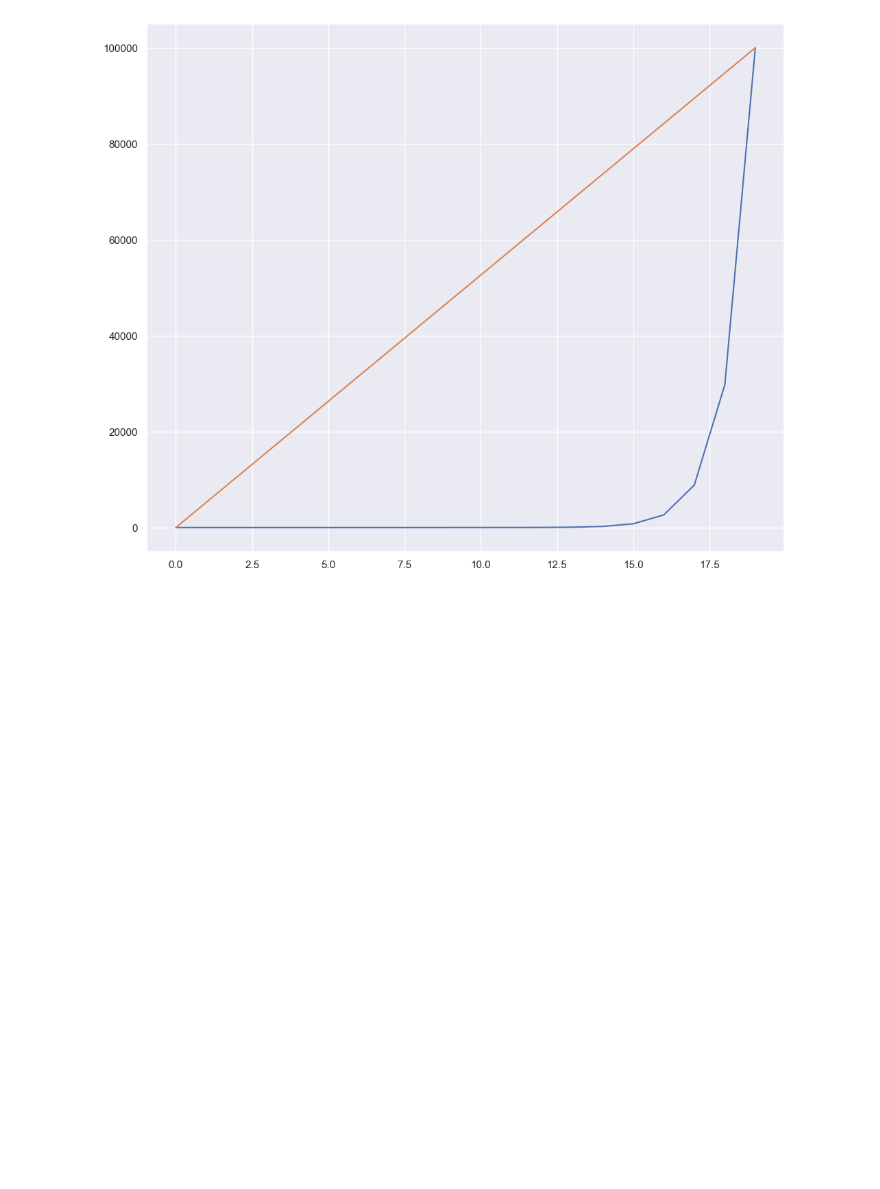
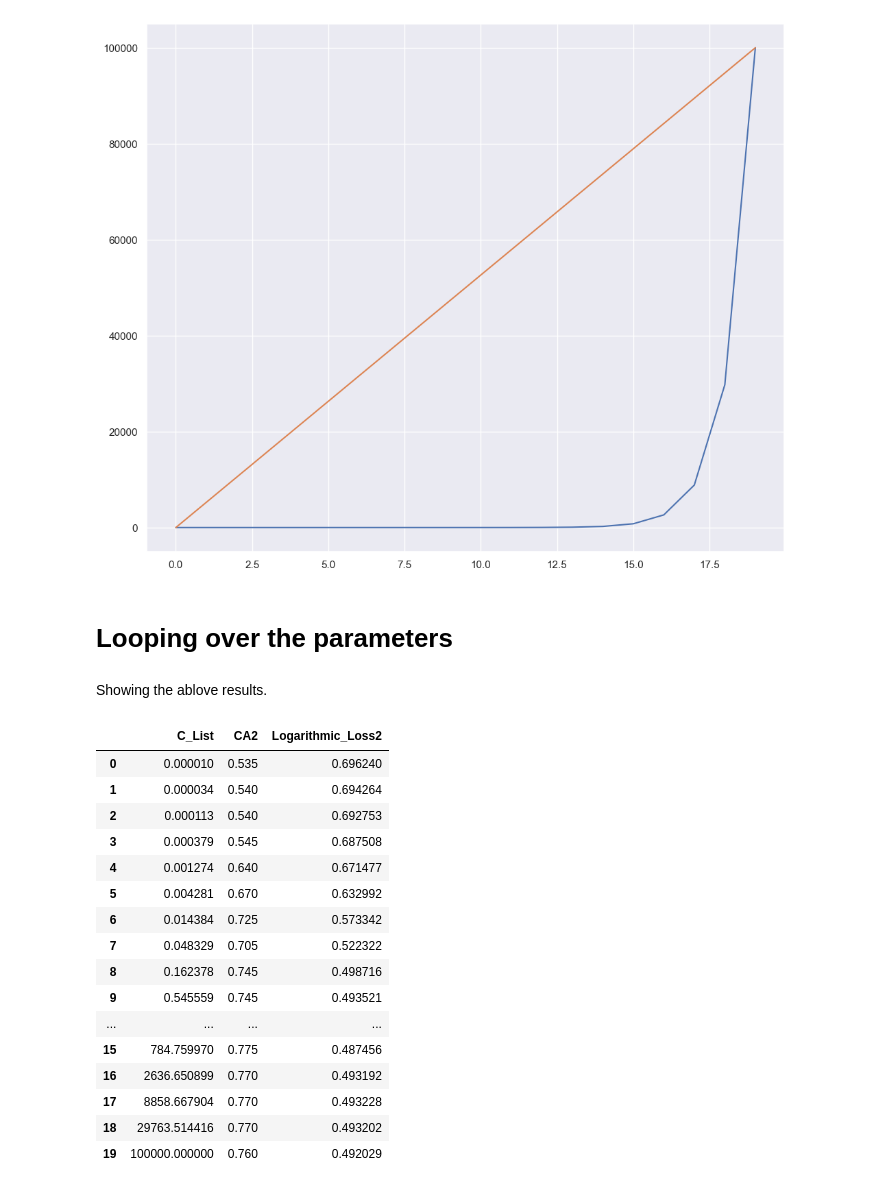
Before and after one commit to deathm1/ds_python_2, a Jupyter notebook: python_machine_learning/Logistic_Regression/logistic_regression_1.ipynb, the cells around one changed output. Saved outputs shown, nothing was run; the diff lists cells and outputs as text; code cells hidden in the pictures; blank space fills up the shorter version.

```diff
--- a/python_machine_learning/Logistic_Regression/logistic_regression_1.ipynb
+++ b/python_machine_learning/Logistic_Regression/logistic_regression_1.ipynb
@@ -446,3 +446,57 @@ plt.plot(np.linspace(1e-5, 1e5, num=20)) # uniformly distributed in linear space
 # %% [output]
 [<matplotlib.lines.Line2D at 0x...>]
 [figure]
+# %% [markdown]
+# Looping over the parameters
+# %%
+C_List = np.geomspace(1e-5, 1e5, num=20)
+C_List
+CA = []
+Logarithmic_Loss = []
+
+for c in C_List:
+    log_reg2 = LogisticRegression(random_state=10, solver = 'lbfgs', C=c)
+    log_reg2.fit(X_train, y_train)
+    score = log_reg2.score(X_test, y_test)
+    CA.append(score)
+    pred_proba_t = log_reg2.predict_proba(X_test)
+    log_loss2 = log_loss(y_test, pred_proba_t)
+    Logarithmic_Loss.append(log_loss2)
+# %% [markdown]
+Showing the ablove results.
+# %%
+# putting the outcomes in a Table
+
+# reshaping
+CA2 = np.array(CA).reshape(20,)
+Logarithmic_Loss2 = np.array(Logarithmic_Loss).reshape(20,)
+
+# zip
+outcomes = zip(C_List, CA2, Logarithmic_Loss2)
+
+#df
+df_outcomes = pd.DataFrame(outcomes, columns = ["C_List", 'CA2','Logarithmic_Loss2'])
+
+# Ordering the data (sort_values)
+df_outcomes.sort_values("Logarithmic_Loss2", ascending = True).reset_index()
+
+
+df_outcomes
+# %% [output]
+|  | C_List | CA2 | Logarithmic_Loss2 |
+| 0 | 0.000010 | 0.535 | 0.696240 |
+| 1 | 0.000034 | 0.540 | 0.694264 |
+| 2 | 0.000113 | 0.540 | 0.692753 |
+| 3 | 0.000379 | 0.545 | 0.687508 |
+| 4 | 0.001274 | 0.640 | 0.671477 |
+| 5 | 0.004281 | 0.670 | 0.632992 |
+| 6 | 0.014384 | 0.725 | 0.573342 |
+| 7 | 0.048329 | 0.705 | 0.522322 |
+| 8 | 0.162378 | 0.745 | 0.498716 |
+| 9 | 0.545559 | 0.745 | 0.493521 |
+| ... | ... | ... | ... |
+| 15 | 784.759970 | 0.775 | 0.487456 |
+| 16 | 2636.650899 | 0.770 | 0.493192 |
+| 17 | 8858.667904 | 0.770 | 0.493228 |
+| 18 | 29763.514416 | 0.770 | 0.493202 |
+| 19 | 100000.000000 | 0.760 | 0.492029 |
```
